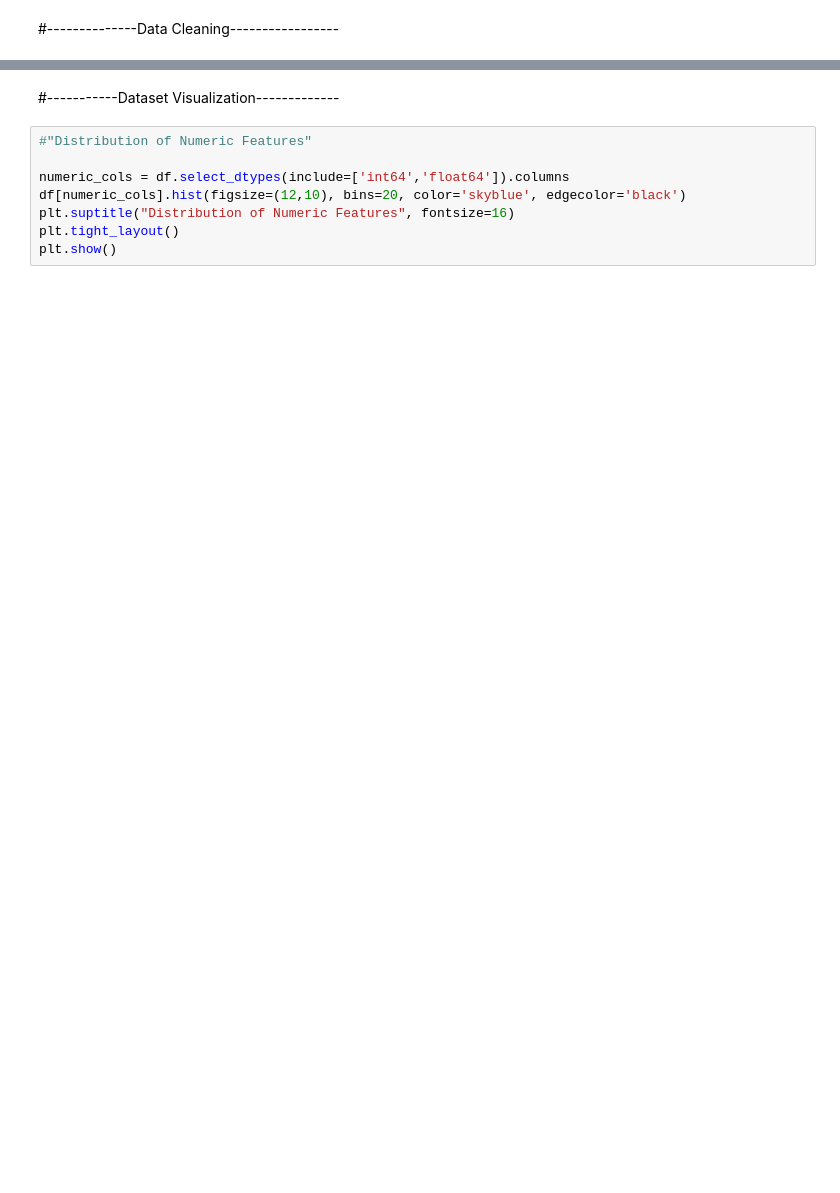
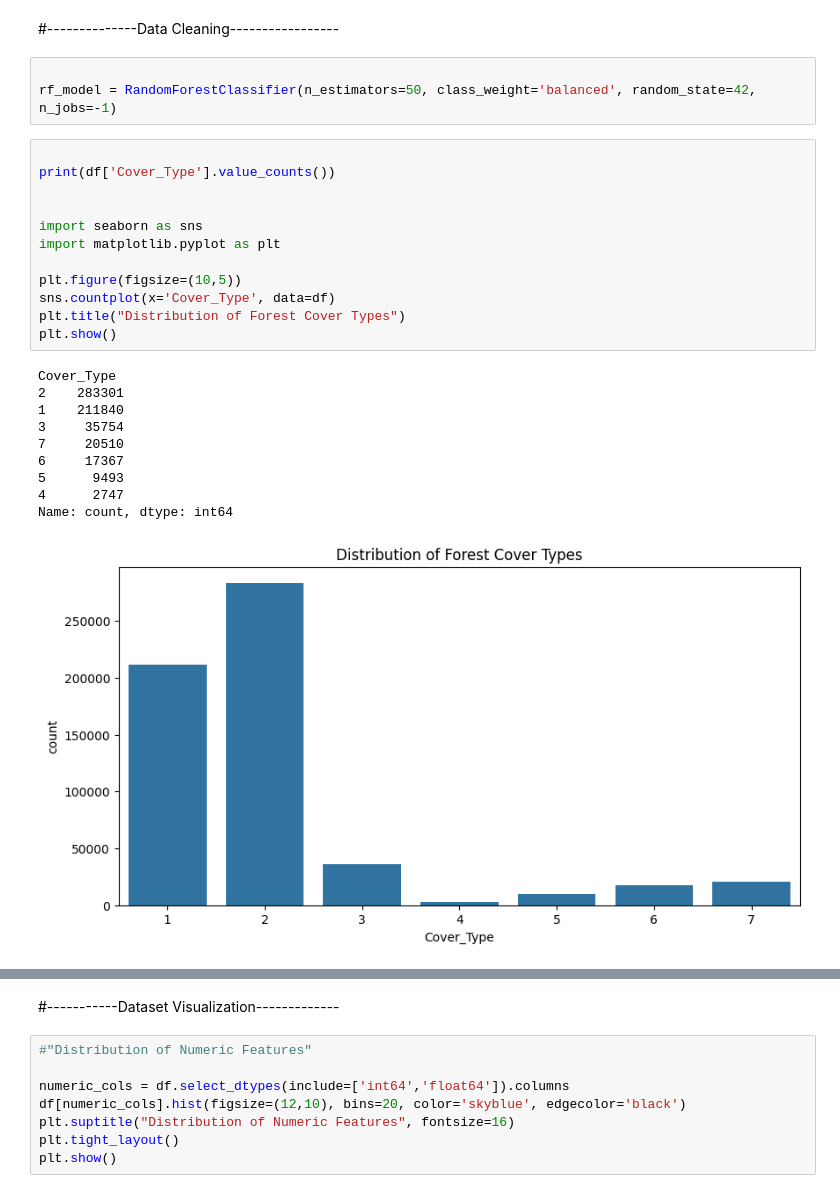
Before and after one commit to Sarah1542/Test3-Forest-CoverType-Classification, a Jupyter notebook: Forest_Cover_Type_Classification.ipynb, the cells around one changed output, grey strips where cells are left out. Saved outputs shown, nothing was run; the diff lists cells and outputs as text; blank space fills up the shorter version.

```diff
--- a/Forest_Cover_Type_Classification.ipynb
+++ b/Forest_Cover_Type_Classification.ipynb
@@ -45,5 +59,31 @@ Uploaded files: dict_keys(['forest_dataset (2).csv'])
 # %% [markdown]
 #--------------Data Cleaning-----------------
+# %%
+
+rf_model = RandomForestClassifier(n_estimators=50, class_weight='balanced', random_state=42, n_jobs=-1)
+# %%
+
+print(df['Cover_Type'].value_counts())
+
+
+import seaborn as sns
+import matplotlib.pyplot as plt
+
+plt.figure(figsize=(10,5))
+sns.countplot(x='Cover_Type', data=df)
+plt.title("Distribution of Forest Cover Types")
+plt.show()
+# %% [output]
+Cover_Type
+2    283301
+1    211840
+3     35754
+7     20510
+6     17367
+5      9493
+4      2747
+Name: count, dtype: int64
+[figure, added]
 # %%
 print(df.info())
 print(df.isnull().sum())
```
Also changed, not shown: parts of 32 cells of this notebook, 2 other files.
